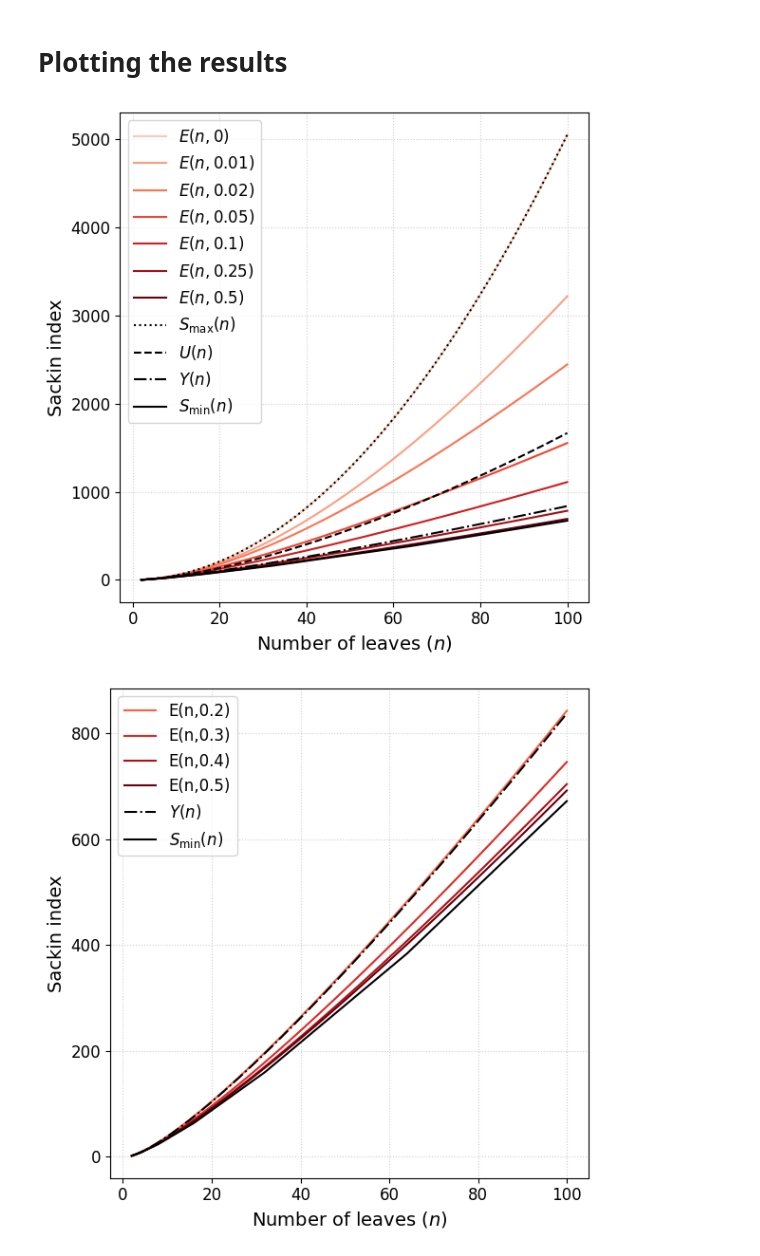
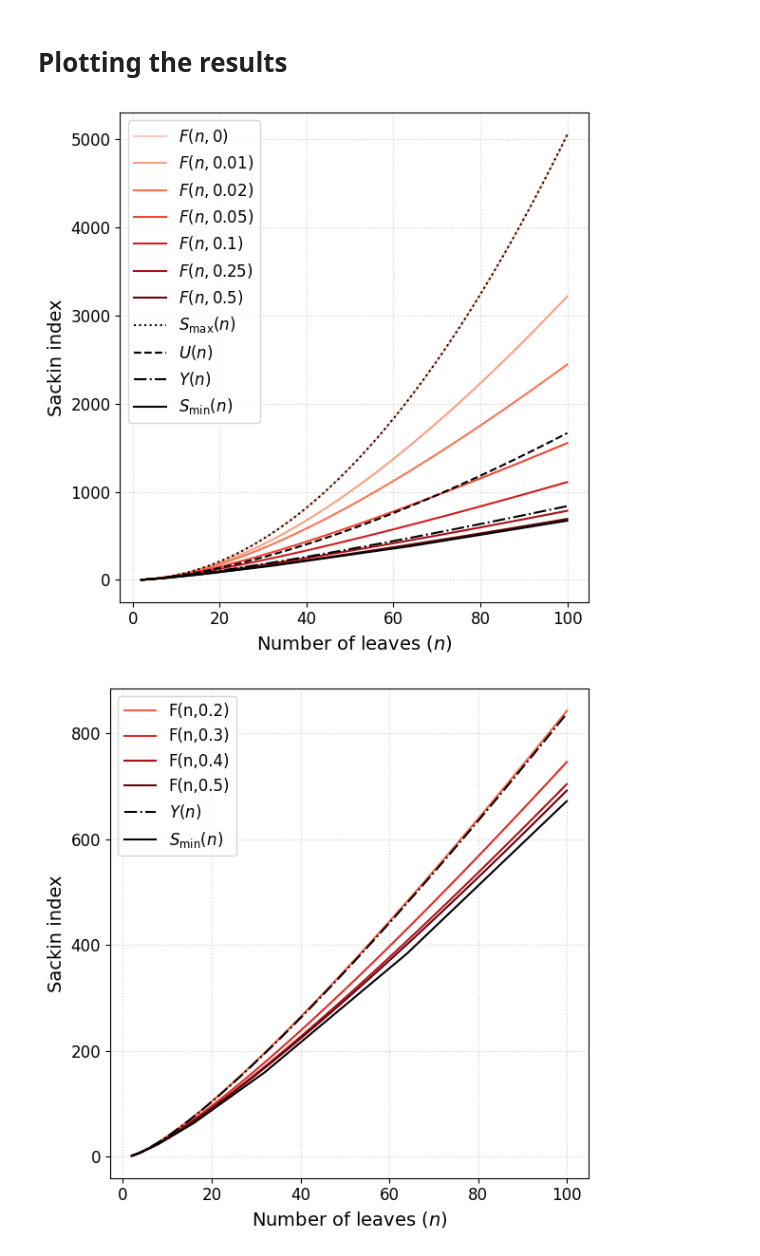
Before and after one commit to dbauman18/biased_speciation_calculation, a Jupyter notebook: biased_speciation.ipynb, the cells around one changed output. Drawn from its saved outputs; the diff is of its cells as text; code cells hidden in the pictures.

```diff
--- a/biased_speciation.ipynb
+++ b/biased_speciation.ipynb
@@ -94,40 +94,40 @@ colors = cm.Reds(np.linspace(min_color, max_color, len(p)))
 
 for prob, color in zip(p, colors):
     means = [sackin_mean_const_p(n, prob) for n in N]
-    plt.plot(N, means, label=f"$E(n,{prob})$", alpha=1, color=color, lw=1.5)
+    plt.plot(N, means, label=f"$F(n,{prob})$", alpha=1, color=color, lw=1.5)
 
 # Add reference models
 plt.plot(N, [max_sackin(n) for n in N],
          label="$S_{\\max} (n)$", linestyle=':', color='black', alpha=1, linewidth=1.5)
 plt.plot(N, [sackin_uniform(n) for n in N],
          label="$U(n)$", linestyle='--', color='black', alpha=1, linewidth=1.5)
 plt.plot(N, [sackin_yule(n) for n in N],
          label="$Y(n)$", linestyle='-.', color='black', alpha=1, linewidth=1.5)
 plt.plot(N, [min_sackin(n) for n in N],
          label="$S_{\\min}(n)$", linestyle='-', color='black', alpha=1, linewidth=1.5)
 
 # Labels and title
 plt.xlabel("Number of leaves ($n$)", fontsize=14)
 plt.ylabel("Sackin index", fontsize=14)
 # plt.title(r"Mean Sackin index under biased speciation model with split distribution $\lambda \sim p$", fontsize=16)
 
 # Fontsize of axis ticks
 plt.xticks(fontsize=12)
 plt.yticks(fontsize=12)
 
 
 # Legend only for reference lines
 plt.legend(fontsize=12, loc="upper left")
 
 # Grid and layout
 plt.grid(True, linestyle=":", alpha=0.6)
 plt.tight_layout()
 
 # Save and show
 plt.savefig("./plots/sackin_biased_speciation_constant_p.png", dpi=300)
 plt.show()
 # %% [output]
-[figure, old version]
+[figure, new version]
 # %%
 # N = [2, 4, 8, 16, 32, 64, 128, 256, 512, 1024, 2048, 4096, 8192]
 
```
Also changed, not shown: parts of 14 cells of this notebook, 12 other files.
